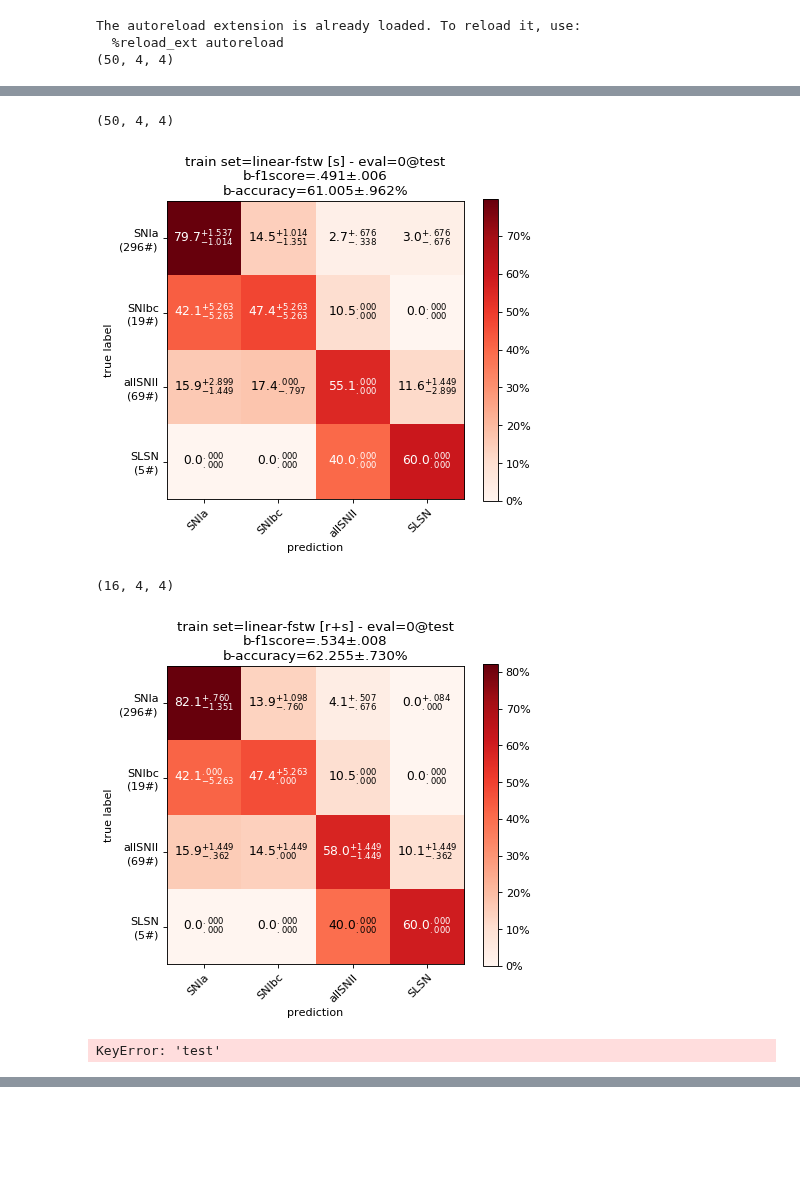
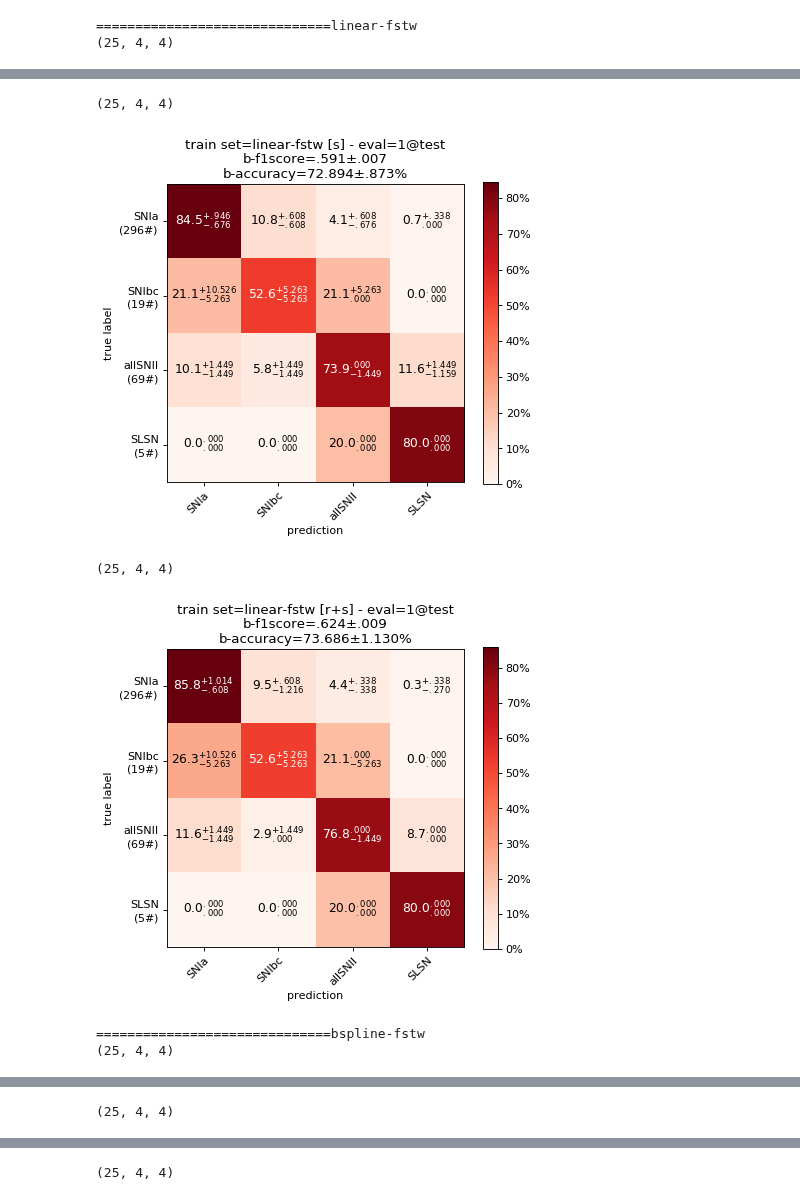
Before and after one commit to opimentel-github/astro-lightcurves-fats, a Jupyter notebook: experiments/metrics_results.ipynb, the cells around one changed output, grey strips where cells are left out. Drawn from its saved outputs; the diff is of its cells as text; code cells hidden in the pictures; blank space fills up the shorter version.

```diff
--- a/experiments/metrics_results.ipynb
+++ b/experiments/metrics_results.ipynb
@@ -22,9 +22,10 @@ methods = [
 ]
 #methods = ['spm-mcmc-estw']
 eval_lcset_name = 'test' # val test
-kf = '0'
+kf = '1'
 
 for method in methods:
+    print('='*30+method)
     for train_config in ['r', 's', 'r+s']:
         rootdir = f'../save/exp=rf_eval~train_config={train_config}/survey=alerceZTFv7.1~bands=gr~mode=onlySNe~method={method}'
         files, files_ids = gather_files_by_kfold(rootdir, kf, eval_lcset_name)
@@ -48,6 +49,5 @@ for method in methods:
         fig, ax = plot_custom_confusion_matrix(cms, class_names, **cm_kwargs)
         plt.show()
 # %% [output]
-The autoreload extension is already loaded. To reload it, use:
-  %reload_ext autoreload
-(50, 4, 4)
+==============================linear-fstw
+(25, 4, 4)
@@ -55,5 +55,6 @@ The autoreload extension is already loaded. To reload it, use:
-(50, 4, 4)
+(25, 4, 4)
-[figure, old version]
+[figure, new version]
-(16, 4, 4)
+(25, 4, 4)
-[figure, old version]
+[figure, new version]
-KeyError: 'test'
+==============================bspline-fstw
+(25, 4, 4)
@@ -59,0 +62 @@ KeyError: 'test'
+(25, 4, 4)
@@ -59,0 +64 @@ KeyError: 'test'
+(25, 4, 4)
```
Also changed, not shown: parts of 3 cells of this notebook, 2 other files.
